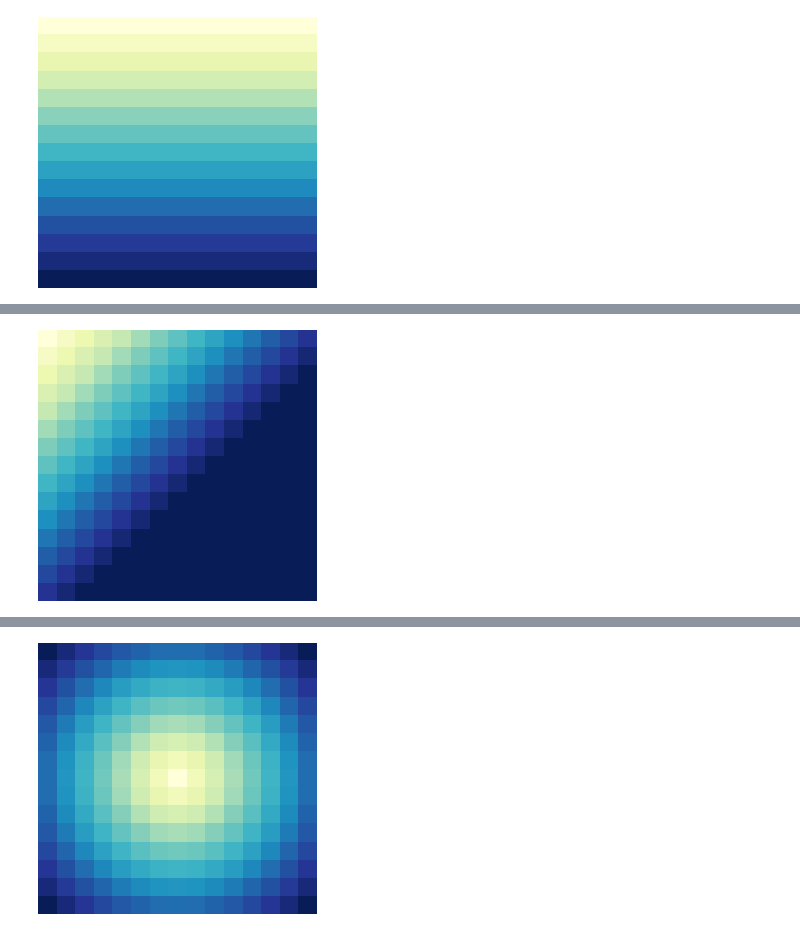
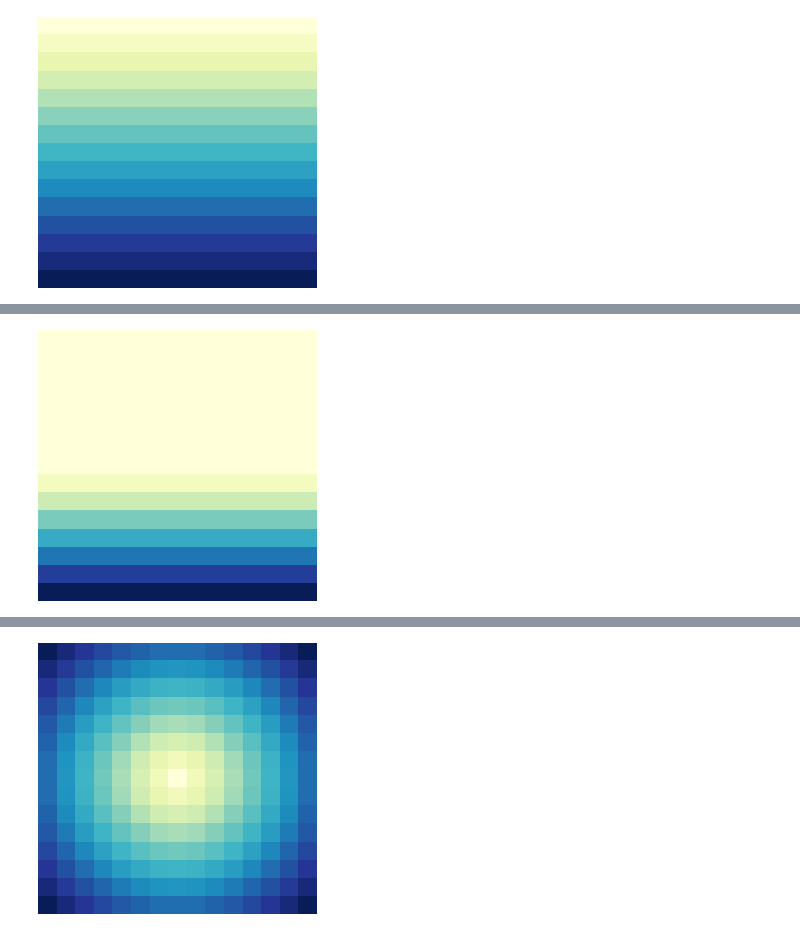
Before and after one commit to kolibril13/plywood-gallery-2D-array, a Jupyter notebook: gallery.ipynb, the cells around one changed output, grey strips where cells are left out. Saved outputs shown, nothing was run; the diff lists cells and outputs as text; code cells hidden in the pictures.

```diff
--- a/gallery.ipynb
+++ b/gallery.ipynb
@@ -133,11 +116,8 @@ disp(array)
-# %%
-%%capture_png $cell_normalX -p GradientShift.png
-pixX = 15; pixY =15
-x = np.arange(-pixX // 2, pixX // 2)
-y = np.arange(-pixY // 2, pixY // 2)
-xx, yy = np.meshgrid(x, y, sparse=False)
-array = xx + yy
-array[array >= 0] = 0
-disp(array)
-# %% [output]
-[figure, removed]
+# %%
+%%capture_png $cell_normalX -p axis1Gradient.png
+# Linear2
+array = np.fromfunction(lambda i, j: i -15/2, shape=(15, 15))
+array[array <= 0] = 0
+disp(array)
+# %% [output]
+[figure, added]
```
Also changed, not shown: parts of 8 cells of this notebook, 26 other files.
